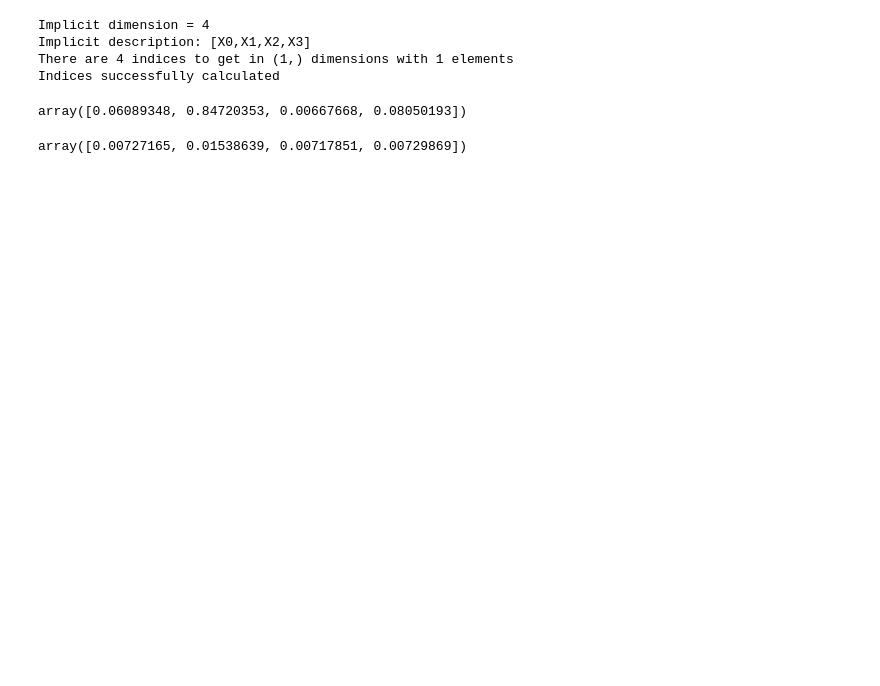
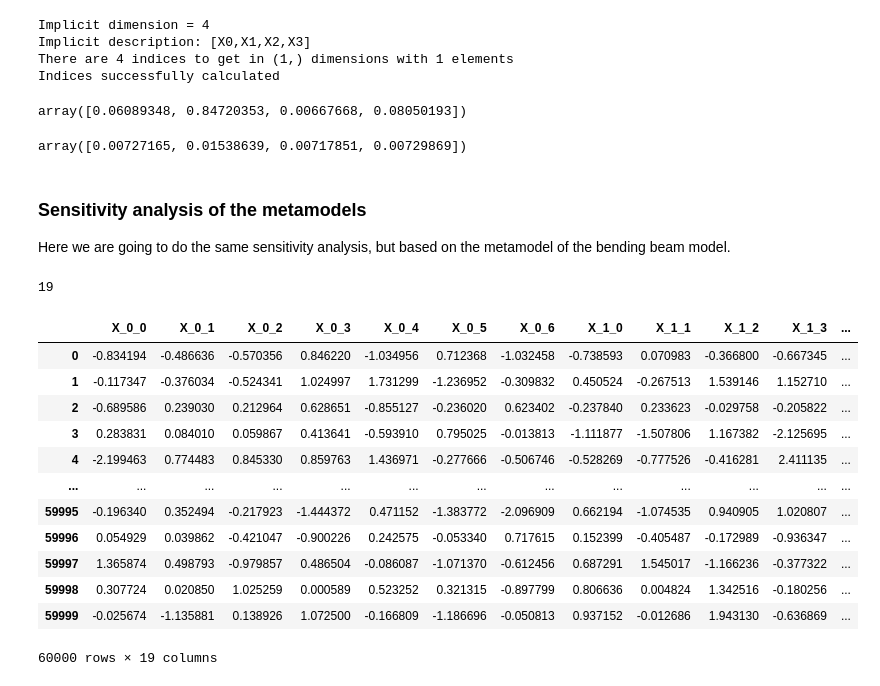
Before and after one commit to Kramer84/KarhunenLoeveFieldSensitivity, a Jupyter notebook: MethodValidationScriptsStandalone/SensitivtyAnalsisMethod_MetamodellingAndAnalysis.ipynb, the cells around one changed output. Drawn from its saved outputs; the diff is of its cells as text; code cells hidden in the pictures; blank space fills up the shorter version.

Commit message:
some updates + metamodel test OK?

```diff
--- a/MethodValidationScriptsStandalone/SensitivtyAnalsisMethod_MetamodellingAndAnalysis.ipynb
+++ b/MethodValidationScriptsStandalone/SensitivtyAnalsisMethod_MetamodellingAndAnalysis.ipynb
@@ -740,3 +821,31 @@ array([0.06089348, 0.84720353, 0.00667668, 0.08050193])
 analysis50000.getFirstOrderIndicesInterval()
 # %% [output]
 array([0.00727165, 0.01538639, 0.00717851, 0.00729869])
+# %% [markdown]
+### Sensitivity analysis of the metamodels
+
+Here we are going to do the same sensitivity analysis, but based on the metamodel of the bending beam model.
+# %%
+kriging_doe_200_MD.__kriging_metamodel__.getInputDimension()
+# %% [output]
+19
+# %%
+inp_50000 = pd.read_csv('./inp_50000.csv', sep=';')
+sample_inp_50000 = ot.Sample(inp_50000.values)
+sample_inp_50000.setDescription(inp_50000.columns)
+# %%
+inp_50000
+# %% [output]
+|  | X_0_0 | X_0_1 | X_0_2 | X_0_3 | X_0_4 | X_0_5 | X_0_6 | X_1_0 | X_1_1 | X_1_2 | X_1_3 | ... |
+| 0 | -0.834194 | -0.486636 | -0.570356 | 0.846220 | -1.034956 | 0.712368 | -1.032458 | -0.738593 | 0.070983 | -0.366800 | -0.667345 | ... |
+| 1 | -0.117347 | -0.376034 | -0.524341 | 1.024997 | 1.731299 | -1.236952 | -0.309832 | 0.450524 | -0.267513 | 1.539146 | 1.152710 | ... |
+| 2 | -0.689586 | 0.239030 | 0.212964 | 0.628651 | -0.855127 | -0.236020 | 0.623402 | -0.237840 | 0.233623 | -0.029758 | -0.205822 | ... |
+| 3 | 0.283831 | 0.084010 | 0.059867 | 0.413641 | -0.593910 | 0.795025 | -0.013813 | -1.111877 | -1.507806 | 1.167382 | -2.125695 | ... |
+| 4 | -2.199463 | 0.774483 | 0.845330 | 0.859763 | 1.436971 | -0.277666 | -0.506746 | -0.528269 | -0.777526 | -0.416281 | 2.411135 | ... |
+| ... | ... | ... | ... | ... | ... | ... | ... | ... | ... | ... | ... | ... |
+| 59995 | -0.196340 | 0.352494 | -0.217923 | -1.444372 | 0.471152 | -1.383772 | -2.096909 | 0.662194 | -1.074535 | 0.940905 | 1.020807 | ... |
+| 59996 | 0.054929 | 0.039862 | -0.421047 | -0.900226 | 0.242575 | -0.053340 | 0.717615 | 0.152399 | -0.405487 | -0.172989 | -0.936347 | ... |
+| 59997 | 1.365874 | 0.498793 | -0.979857 | 0.486504 | -0.086087 | -1.071370 | -0.612456 | 0.687291 | 1.545017 | -1.166236 | -0.377322 | ... |
+| 59998 | 0.307724 | 0.020850 | 1.025259 | 0.000589 | 0.523252 | 0.321315 | -0.897799 | 0.806636 | 0.004824 | 1.342516 | -0.180256 | ... |
+| 59999 | -0.025674 | -1.135881 | 0.138926 | 1.072500 | -0.166809 | -1.186696 | -0.050813 | 0.937152 | -0.012686 | 1.943130 | -0.636869 | ... |
+60000 rows × 19 columns
```
Also changed, not shown: parts of 35 cells of this notebook, 3 other files.
